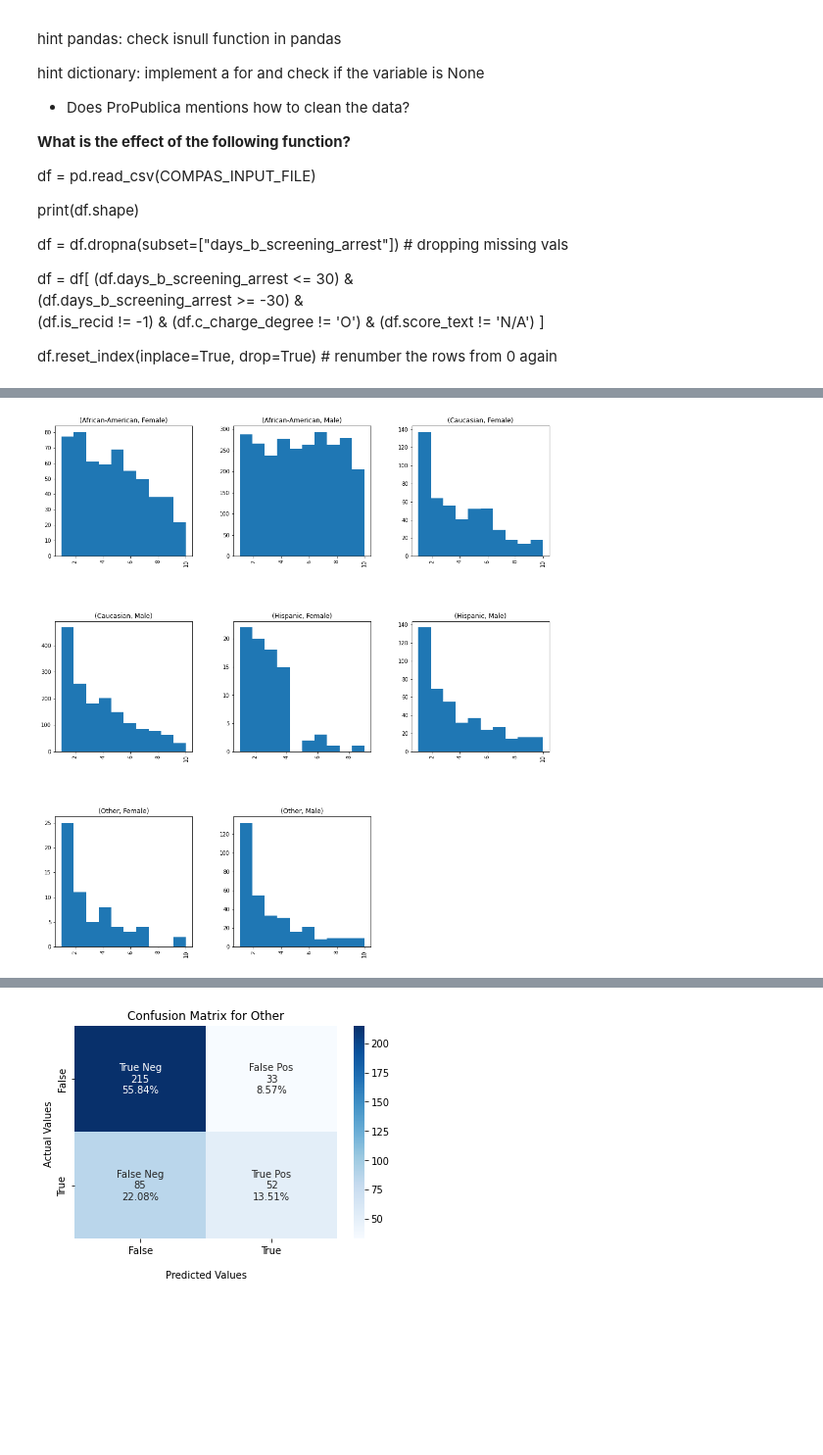
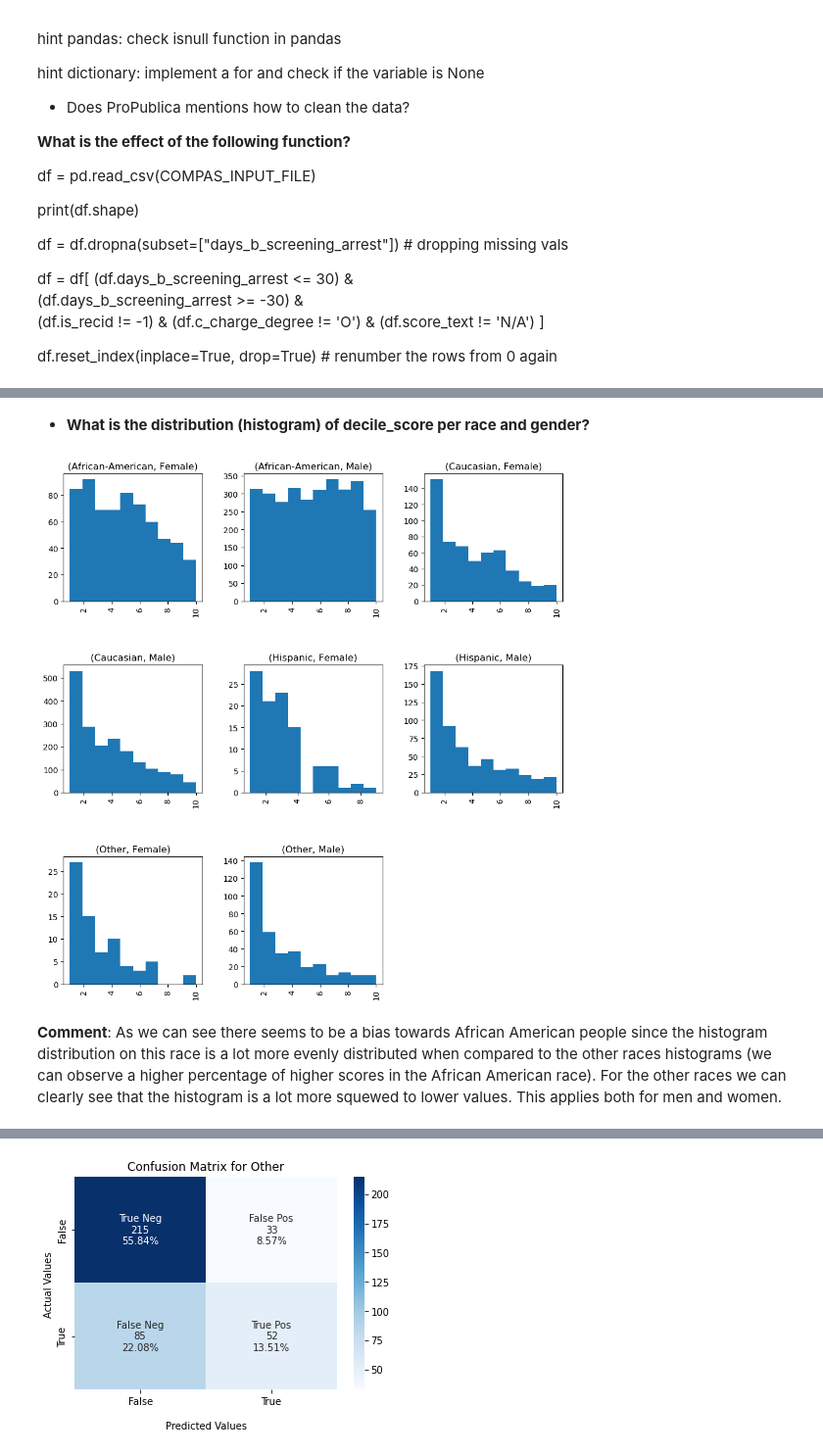
Before and after one commit to GuilhermeGPGil/ProPublica-COMPAS-Dataset-Analysis, a Jupyter notebook: Proj.ipynb, the cells around one changed output, grey strips where cells are left out. Shown: that part at 98% size. Cells and saved outputs as stored; diff of their text form; code cells hidden in the pictures; blank space fills up the shorter version.

```diff
--- a/Proj.ipynb
+++ b/Proj.ipynb
@@ -239,7 +212,9 @@ dtype: int64
-# %%
-#df.groupby(["race","sex"])["decile_score"].hist(bins = 3)
-df.hist(column='decile_score', by=["race","sex"],figsize = (16,18));
-#As we can see there seems to be a bias towards african american people since the histogram distribution on this race is a lot more evenly distributed when compared to the other races histograms (we can observe a higher percentage of higher scores in the african american race)
-#As for the other races we can clearly see that the  histogram is a lot more squewed to lower values
-# %% [output]
-[figure, removed]
+# %% [markdown]
+- **What is the distribution (histogram) of decile_score per race and gender?**
+# %%
+df.hist(column='decile_score', by=["race","sex"],figsize = (11,12));
+plt.show()
+# %% [output]
+[figure, added]
+# %% [markdown]
+**Comment**: As we can see there seems to be a bias towards African American people since the histogram distribution on this race is a lot more evenly distributed when compared to the other races histograms (we can observe a higher percentage of higher scores in the African American race). For the other races we can clearly see that the  histogram is a lot more squewed to lower values. This applies both for men and women.
```
Also changed, not shown: parts of 20 cells of this notebook.
